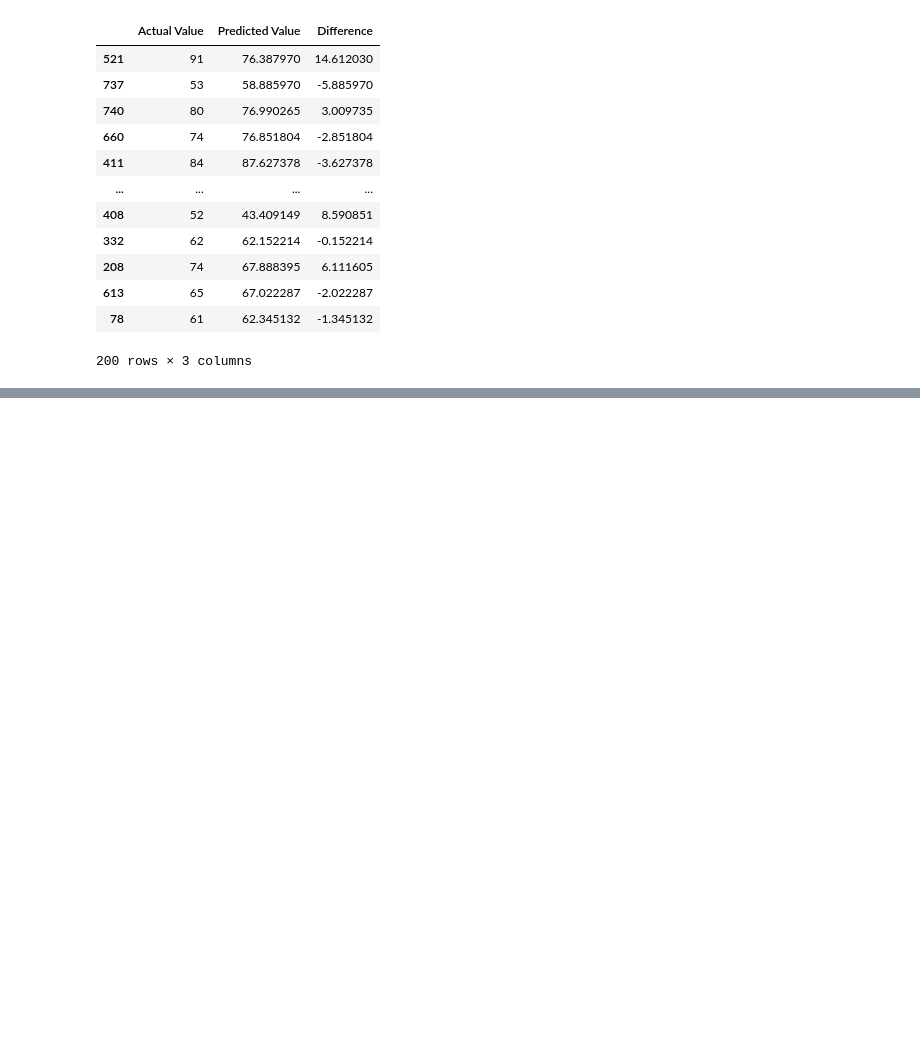
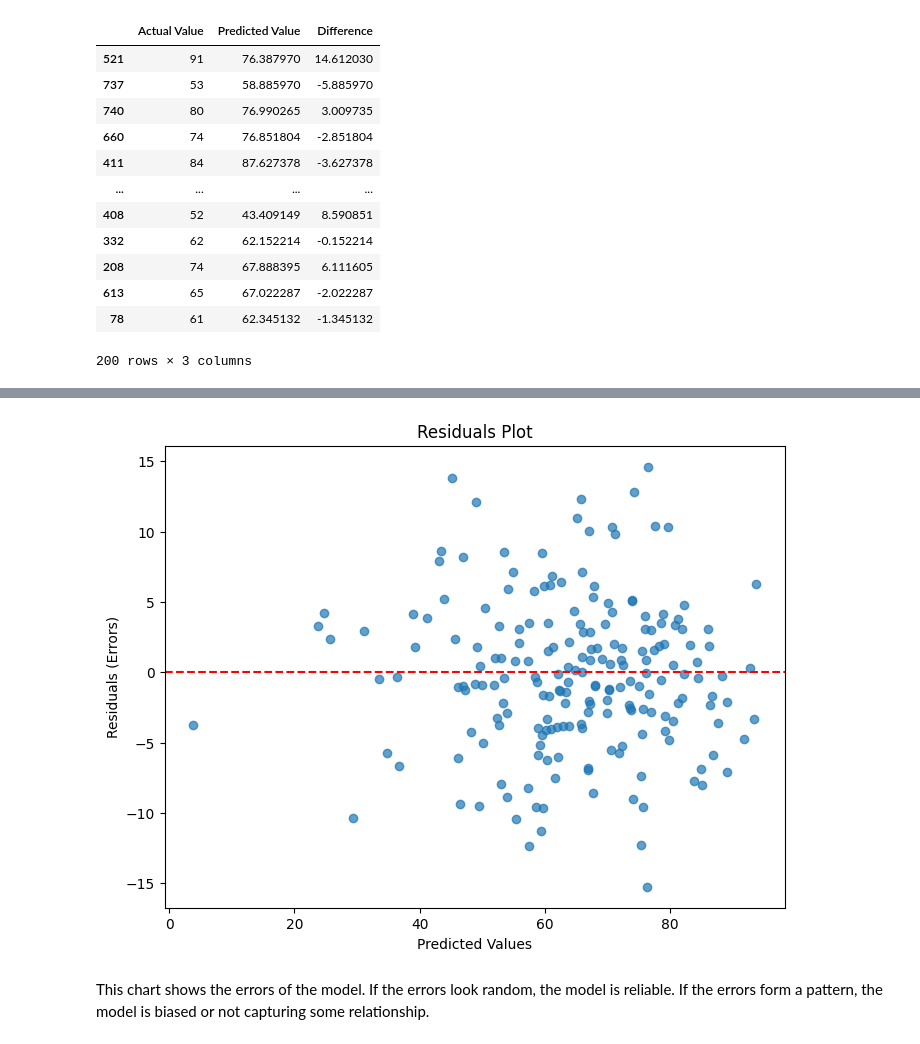
Before and after one commit to simranchoudhary1337/ML-project, a Jupyter notebook: notebook/Model training.ipynb, the cells around one changed output, grey strips where cells are left out. Saved outputs shown, nothing was run; the diff lists cells and outputs as text; code cells hidden in the pictures; blank space fills up the shorter version.

```diff
--- a/notebook/Model training.ipynb
+++ b/notebook/Model training.ipynb
@@ -225,0 +240,13 @@ pred_df
+# %%
+residuals = y_test - y_pred
+plt.figure(figsize=(8,6))
+plt.scatter(y_pred, residuals, alpha=0.7)
+plt.axhline(y=0, color='r', linestyle='--')
+plt.xlabel("Predicted Values")
+plt.ylabel("Residuals (Errors)")
+plt.title("Residuals Plot")
+plt.show()
+# %% [output]
+[figure, added]
+# %% [markdown]
+This chart shows the errors of the model. If the errors look random, the model is reliable. If the errors form a pattern, the model is biased or not capturing some relationship.
```
Also changed, not shown: parts of 2 cells of this notebook, 3 other files.
